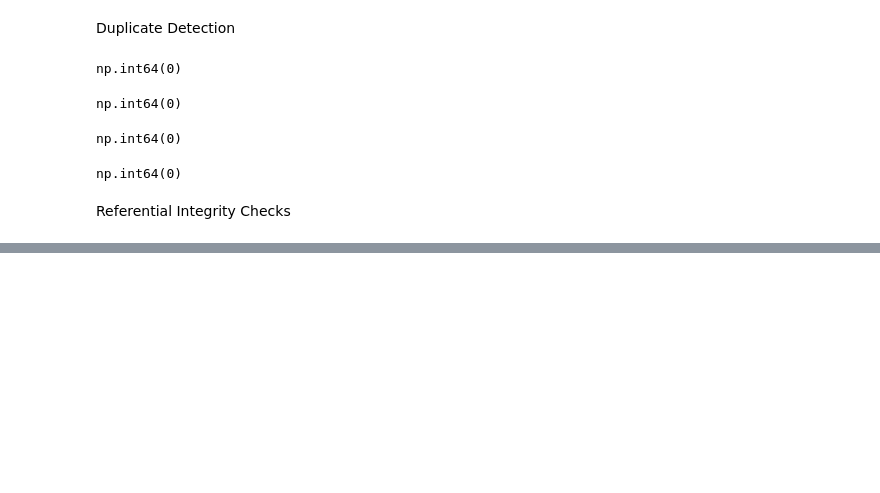
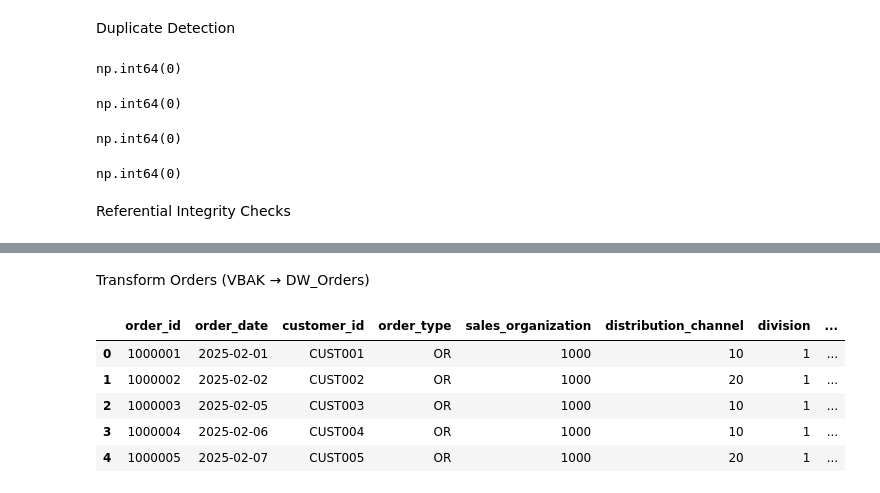
Before and after one commit to THIAGESHWARANS/E-commerce-Order-Fulfillment-Delivery-Analytics, a Jupyter notebook: etl_process.ipynb, the cells around one changed output, grey strips where cells are left out. Drawn from its saved outputs; the diff is of its cells as text; code cells hidden in the pictures; blank space fills up the shorter version.

```diff
--- a/etl_process.ipynb
+++ b/etl_process.ipynb
@@ -219,0 +334,27 @@ Referential Integrity Checks
+# %% [markdown]
+Transform Orders (VBAK → DW_Orders)
+# %%
+dw_orders = vbak.copy()
+
+dw_orders = dw_orders.rename(columns={
+    'Sales Document': 'order_id',
+    'Order Date': 'order_date',
+    'Customer ID': 'customer_id',
+    'Order Type': 'order_type',
+    'Sales Organization': 'sales_organization',
+    'Distribution Channel': 'distribution_channel',
+    'Division': 'division',
+    'Order Status': 'order_status'
+})
+
+dw_orders = dw_orders.drop_duplicates(subset=['order_id'])
+dw_orders = dw_orders.reset_index(drop=True)
+
+dw_orders.head()
+# %% [output]
+|  | order_id | order_date | customer_id | order_type | sales_organization | distribution_channel | division | ... |
+| 0 | 1000001 | 2025-02-01 | CUST001 | OR | 1000 | 10 | 1 | ... |
+| 1 | 1000002 | 2025-02-02 | CUST002 | OR | 1000 | 20 | 1 | ... |
+| 2 | 1000003 | 2025-02-05 | CUST003 | OR | 1000 | 10 | 1 | ... |
+| 3 | 1000004 | 2025-02-06 | CUST004 | OR | 1000 | 10 | 1 | ... |
+| 4 | 1000005 | 2025-02-07 | CUST005 | OR | 1000 | 20 | 1 | ... |
```
Also changed, not shown: parts of 62 cells of this notebook.
